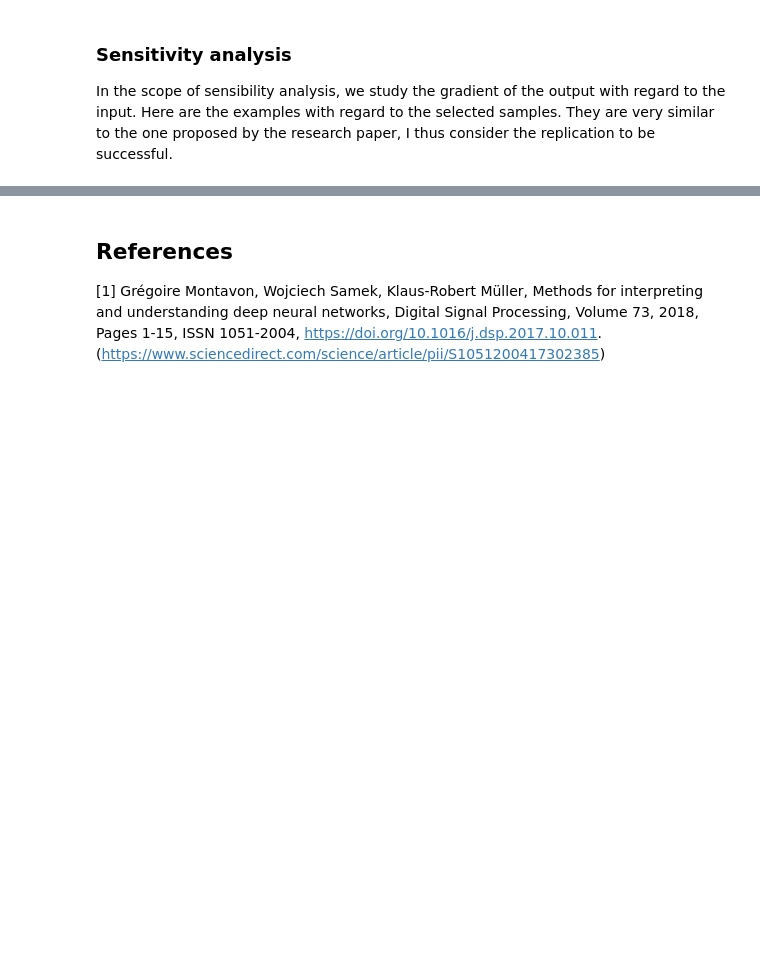
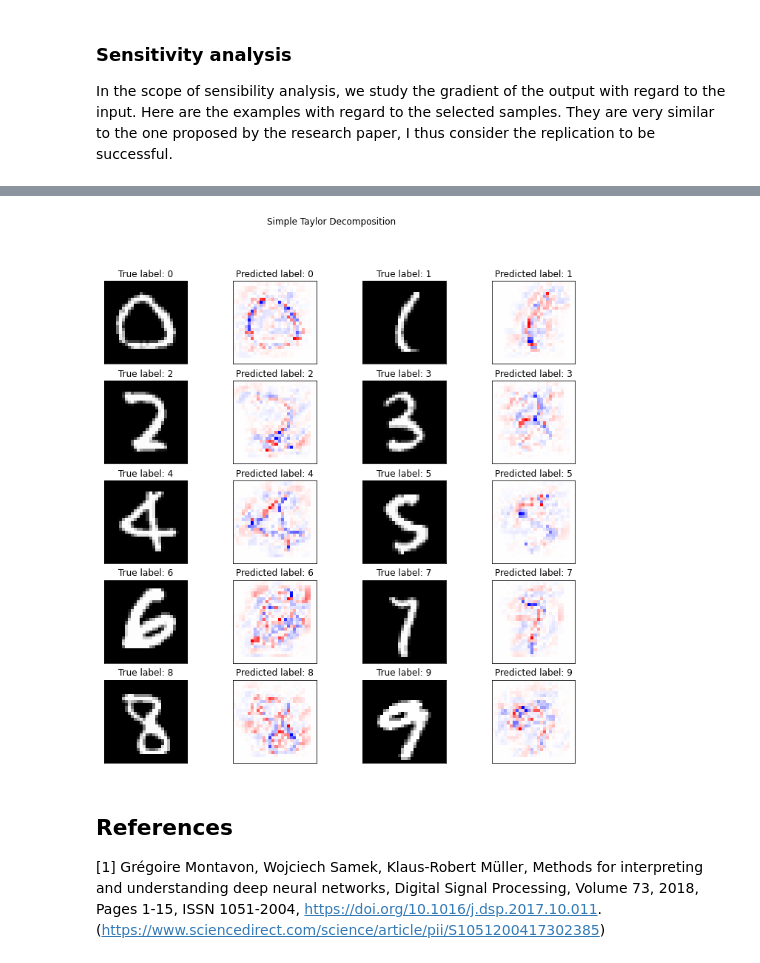
Before and after one commit to LMeynent/mnist-explanation, a Jupyter notebook: mnist-explanation.ipynb, the cells around one changed output, grey strips where cells are left out. Saved outputs shown, nothing was run; the diff lists cells and outputs as text; code cells hidden in the pictures; blank space fills up the shorter version.

Commit message:
Implemented Simple Taylor Decomposition
Also corrected a few errors and cleaned up code a bit

```diff
--- a/mnist-explanation.ipynb
+++ b/mnist-explanation.ipynb
@@ -219,3 +245,12 @@ for i in range(samples.shape[0]):
+# %%
+opt.zero_grad()
+outputs = dnn(samples)
+loss = cce(outputs, labels)
+loss.backward(retain_graph=True)
+
+plot_analysis_results(samples, samples.grad * samples, outputs, 'Simple Taylor Decomposition')
+# %% [output]
+[figure, added]
 # %% [markdown]
 ## References
 
```
Also changed, not shown: parts of 8 cells of this notebook, 3 other files.
